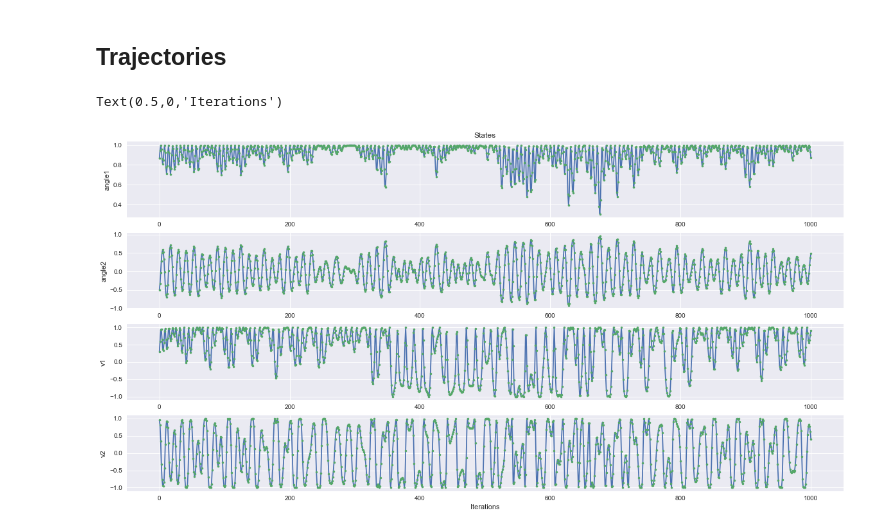
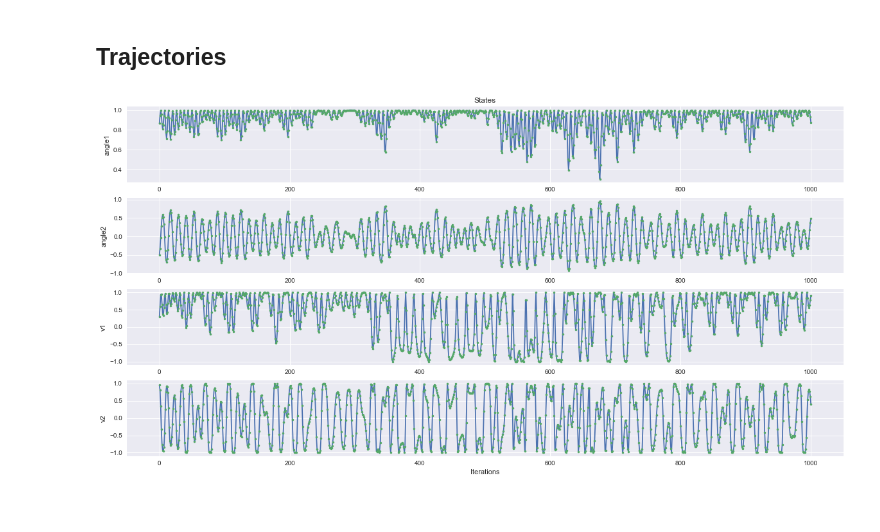
Before and after one commit to alex-faustino/rl-sandbox, a Jupyter notebook: homework/hw3b/hw3b_agou2_dusad2/results.ipynb, the cells around one changed output. Drawn from its saved outputs; the diff is of its cells as text; code cells hidden in the pictures.

```diff
--- a/homework/hw3b/hw3b_agou2_dusad2/results.ipynb
+++ b/homework/hw3b/hw3b_agou2_dusad2/results.ipynb
@@ -84,26 +111,7 @@ Text(0.5,1,'Reward per step')
 [figure]
 # %% [markdown]
 ## Trajectories
-# %%
-plt.figure(figsize=(20, 10))
-plt.subplot(411)
-plt.plot(np.transpose(trjectories[49])[0])
-plt.plot(np.transpose(trjectories[49])[0], '.')
-plt.ylabel(r'angle1')
-plt.title('States')
-plt.subplot(412)
-plt.plot(np.transpose(trjectories[49])[1])
-plt.plot(np.transpose(trjectories[49])[1], '.')
-plt.ylabel(r'angle2')
-plt.subplot(413)
-plt.plot(np.transpose(trjectories[49])[2])
-plt.plot(np.transpose(trjectories[49])[2], '.')
-plt.ylabel(r'v1')
-plt.subplot(414)
-plt.plot(np.transpose(trjectories[49])[3])
-plt.plot(np.transpose(trjectories[49])[3], '.')
-plt.ylabel(r'v2')
-plt.xlabel('Iterations')
-# %% [output]
-Text(0.5,0,'Iterations')
-[figure, removed]
+# %%
+plot_trajectory(trjectories[49])
+# %% [output]
+[figure, added]
```
Also changed, not shown: parts of 4 cells of this notebook.
